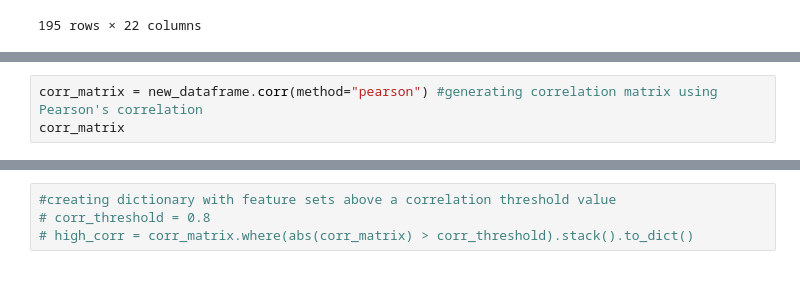
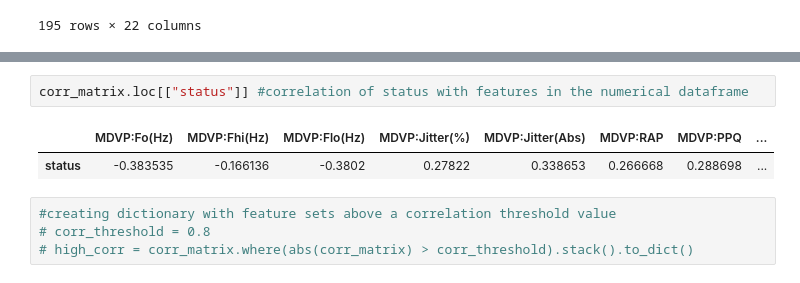
Before and after one commit to theNovahkiin/Parkinsons-EDA-Python, a Jupyter notebook: eda.ipynb, the cells around one changed output, grey strips where cells are left out. Saved outputs shown, nothing was run; the diff lists cells and outputs as text.

```diff
--- a/eda.ipynb
+++ b/eda.ipynb
@@ -275,6 +378,3 @@ sns.heatmap(corr_patient)
 # %% [output]
 <Axes: >
 [figure]
-# %%
-corr_matrix = new_dataframe.corr(method="pearson") #generating correlation matrix using Pearson's correlation
-corr_matrix
@@ -299,3 +381,8 @@ corr_matrix
+# %%
+corr_matrix.loc[["status"]] #correlation of status with features in the numerical dataframe
+# %% [output]
+|  | MDVP:Fo(Hz) | MDVP:Fhi(Hz) | MDVP:Flo(Hz) | MDVP:Jitter(%) | MDVP:Jitter(Abs) | MDVP:RAP | MDVP:PPQ | ... |
+| status | -0.383535 | -0.166136 | -0.3802 | 0.27822 | 0.338653 | 0.266668 | 0.288698 | ... |
 # %%
 #creating dictionary with feature sets above a correlation threshold value
 # corr_threshold = 0.8
```
Also changed, not shown: parts of 40 cells of this notebook.
